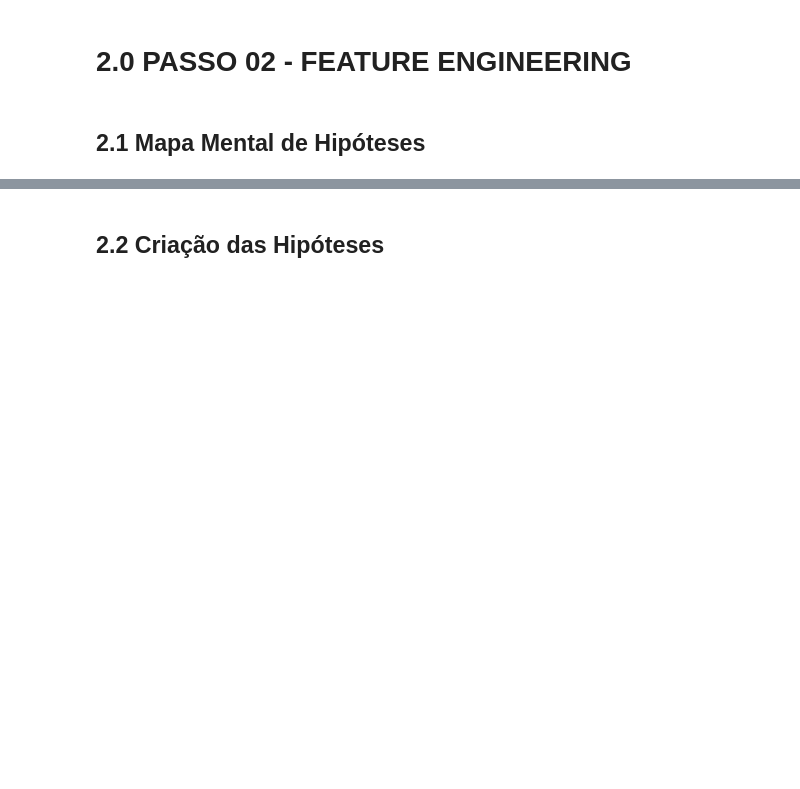
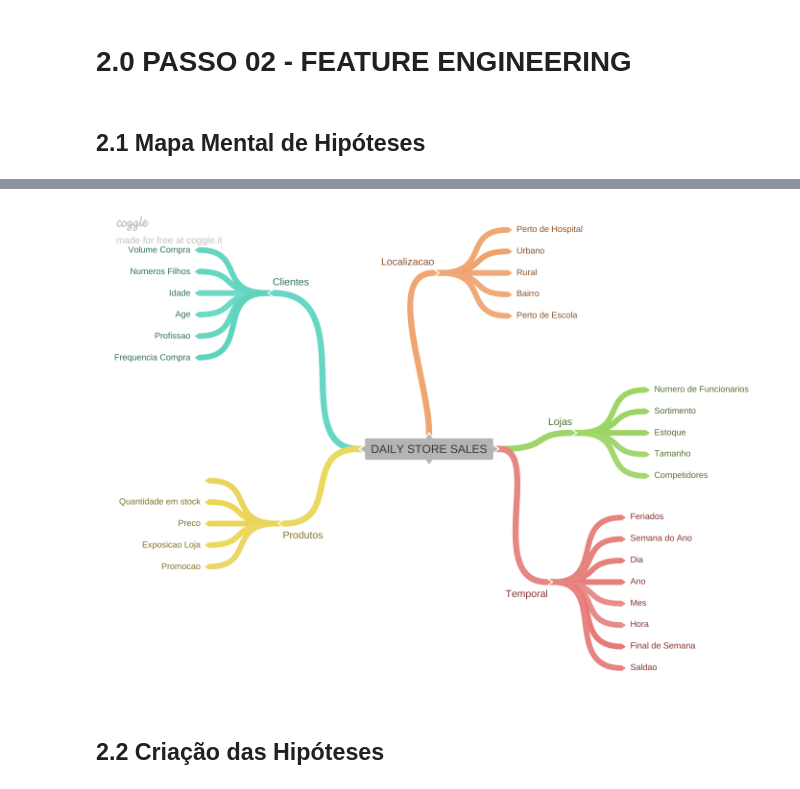
Before and after one commit to GuilhermeRuy97/Data-Science-em-Producao-Meigarom, a Jupyter notebook: data_science_em_producao.ipynb, the cells around one changed output, grey strips where cells are left out. Cells and saved outputs as stored; diff of their text form; code cells hidden in the pictures; blank space fills up the shorter version.

```diff
--- a/data_science_em_producao.ipynb
+++ b/data_science_em_producao.ipynb
@@ -401,3 +415,7 @@ Image('/content/MindMapHypotesis.png')
+# %%
+Image('/content/drive/MyDrive/Colab Notebooks/DS em produção/dados/MindMapHypotesis.png')
+# %% [output]
+[figure, added]
 # %% [markdown]
 ## 2.2 Criação das Hipóteses
 # %% [markdown]
```
Also changed, not shown: parts of 39 cells of this notebook.
